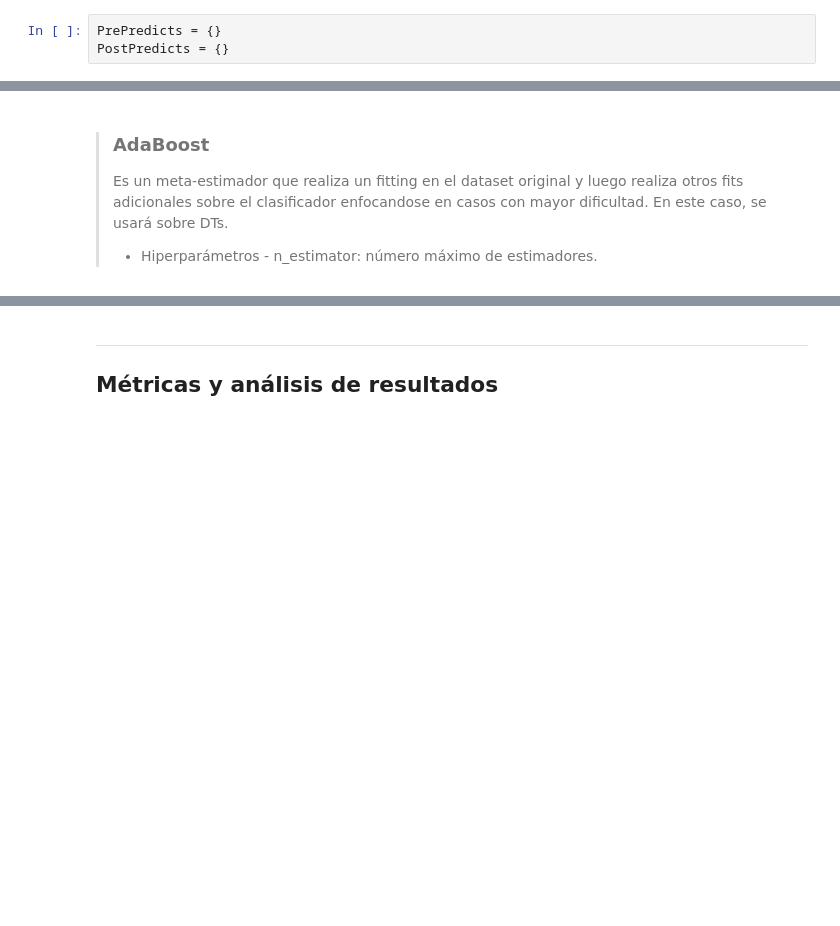
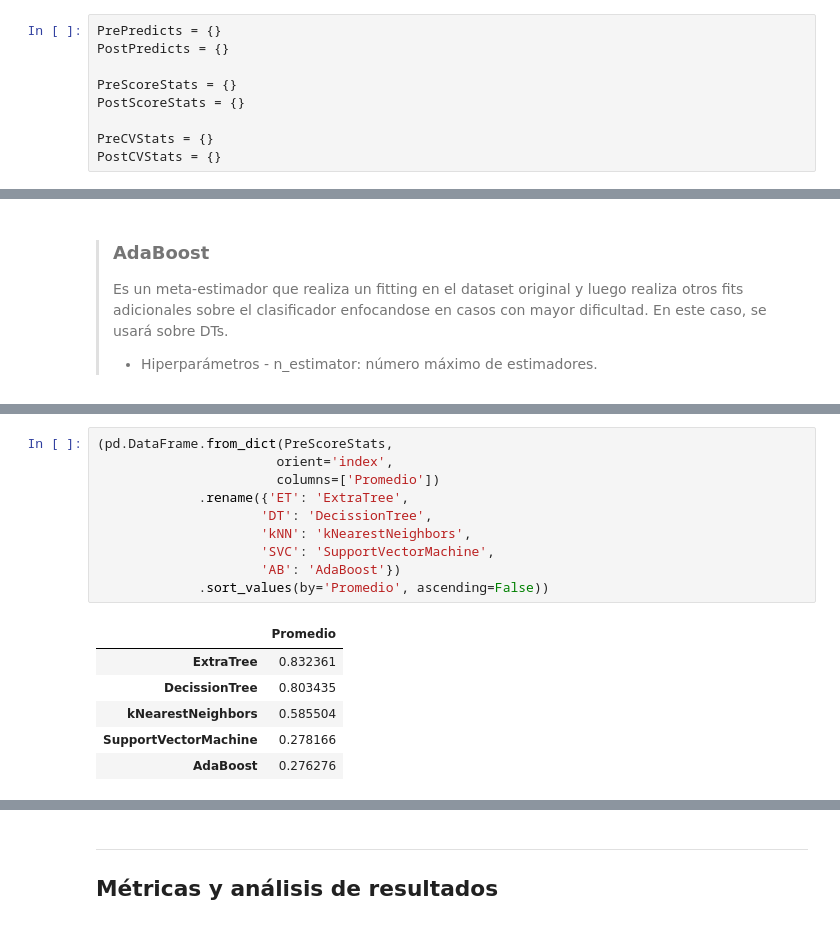
Before and after one commit to brunomb97/mat281-proyecto, a Jupyter notebook: resultados.ipynb, the cells around one changed output, grey strips where cells are left out. Saved outputs shown, nothing was run; the diff lists cells and outputs as text; blank space fills up the shorter version.

```diff
--- a/resultados.ipynb
+++ b/resultados.ipynb
@@ -450,6 +452,12 @@ Xcl_train, Xcl_test, ycl_train, ycl_test = train_test_split(Xcl, ycl, test_size=
 # %%
 PrePredicts = {}
 PostPredicts = {}
+
+PreScoreStats = {}
+PostScoreStats = {}
+
+PreCVStats = {}
+PostCVStats = {}
 # %%
 def best_params(model, param_dict, X_train, y_train, v = 0, nj = -1):
     gs = GridSearchCV(estimator = model,
@@ -633,0 +759,17 @@ ab.score(Xcl_test, ycl_test)
+# %%
+(pd.DataFrame.from_dict(PreScoreStats,
+                       orient='index',
+                       columns=['Promedio'])
+             .rename({'ET': 'ExtraTree',
+                     'DT': 'DecissionTree',
+                     'kNN': 'kNearestNeighbors',
+                     'SVC': 'SupportVectorMachine',
+                     'AB': 'AdaBoost'})
+             .sort_values(by='Promedio', ascending=False))
+# %% [output]
+|  | Promedio |
+| ExtraTree | 0.832361 |
+| DecissionTree | 0.803435 |
+| kNearestNeighbors | 0.585504 |
+| SupportVectorMachine | 0.278166 |
+| AdaBoost | 0.276276 |
```
Also changed, not shown: parts of 33 cells of this notebook.
